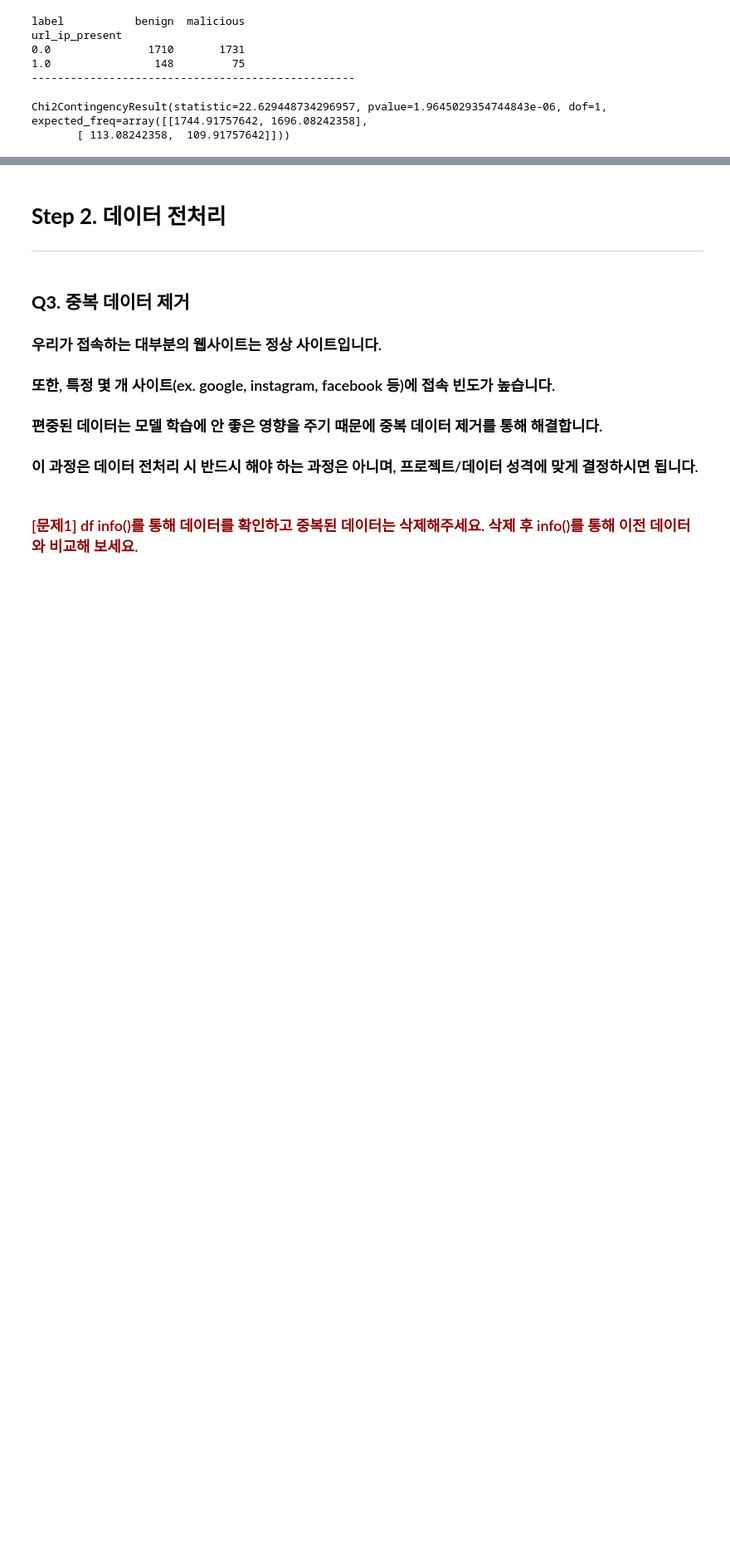
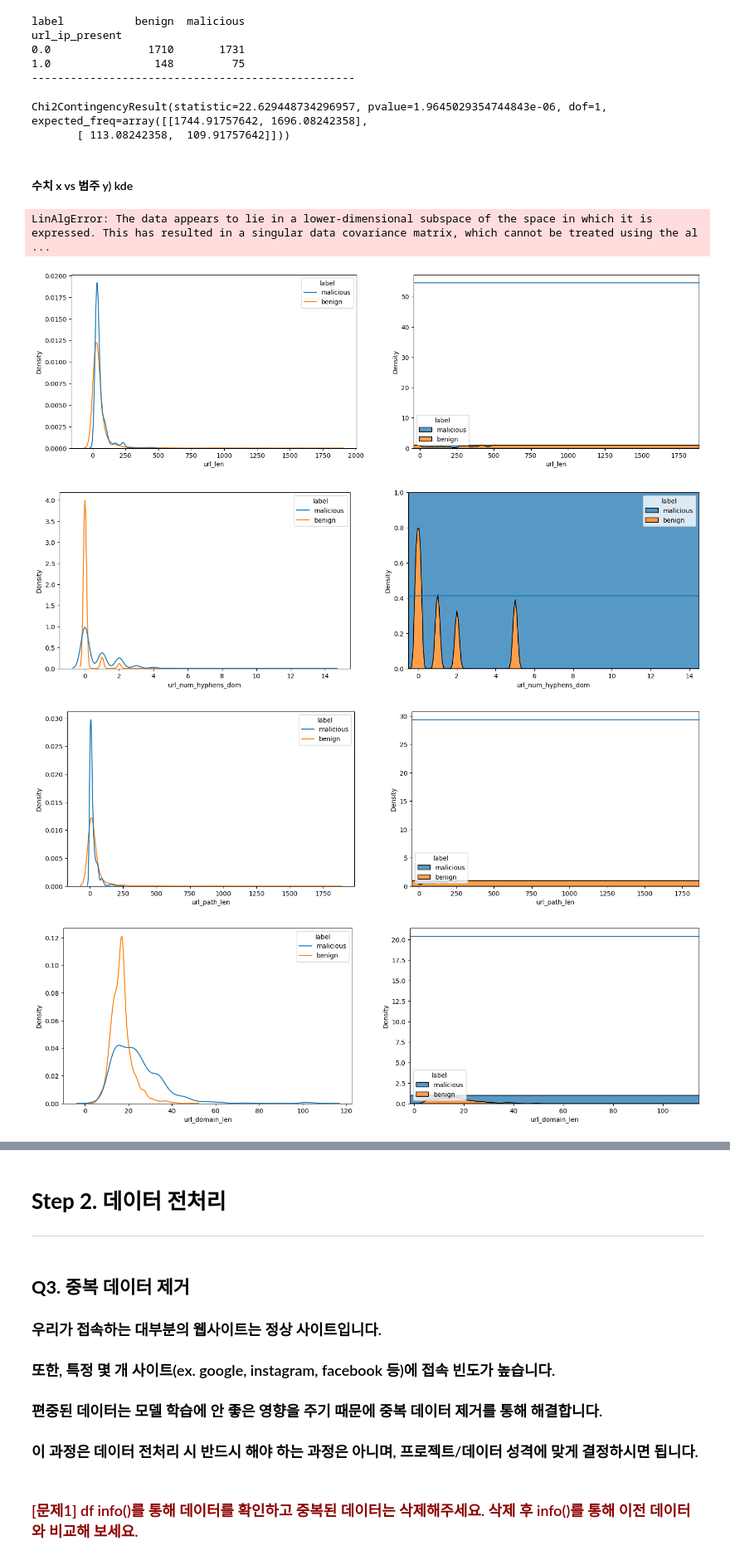
Before and after one commit to ssoong12/KT_aivle_school_AI_track, a Jupyter notebook: 09. MINI_PJ2/악성사이트/2. 데이터 전처리.ipynb, the cells around one changed output, grey strips where cells are left out. Shown at 83% size. Cells and saved outputs as stored; diff of their text form; code cells hidden in the pictures; blank space fills up the shorter version.

```diff
--- a/09. MINI_PJ2/악성사이트/2. 데이터 전처리.ipynb
+++ b/09. MINI_PJ2/악성사이트/2. 데이터 전처리.ipynb
@@ -336,3 +336,20 @@ url_ip_present
 --------------------------------------------------
 Chi2ContingencyResult(statistic=22.629448734296957, pvalue=1.9645029354744843e-06, dof=1, expected_freq=array([[1744.91757642, 1696.08242358],
        [ 113.08242358,  109.91757642]]))
+# %% [markdown]
+#### 수치 x vs 범주 y) kde
+# %%
+# data.drop(columns=["html_num_tags('applet')"], axis = 1, inplace= True)
+for n_col in data.columns:
+  plt.figure(figsize=(18,5))
+  plt.subplot(1,2,1)
+  sns.kdeplot(x = n_col, data = data, hue = "label", common_norm = False)
+  plt.subplot(1,2,2)
+  sns.kdeplot(x = n_col, data = data, hue = "label", multiple = 'fill')
+  plt.axhline(data[n_col].mean())
+# %% [output]
+LinAlgError: The data appears to lie in a lower-dimensional subspace of the space in which it is expressed. This has resulted in a singular data covariance matrix, which cannot be treated using the al ...
+[figure, added]
+[figure, added]
+[figure, added]
+[figure, added]
```
Also changed, not shown: parts of 1 cell of this notebook, 6 other files.
